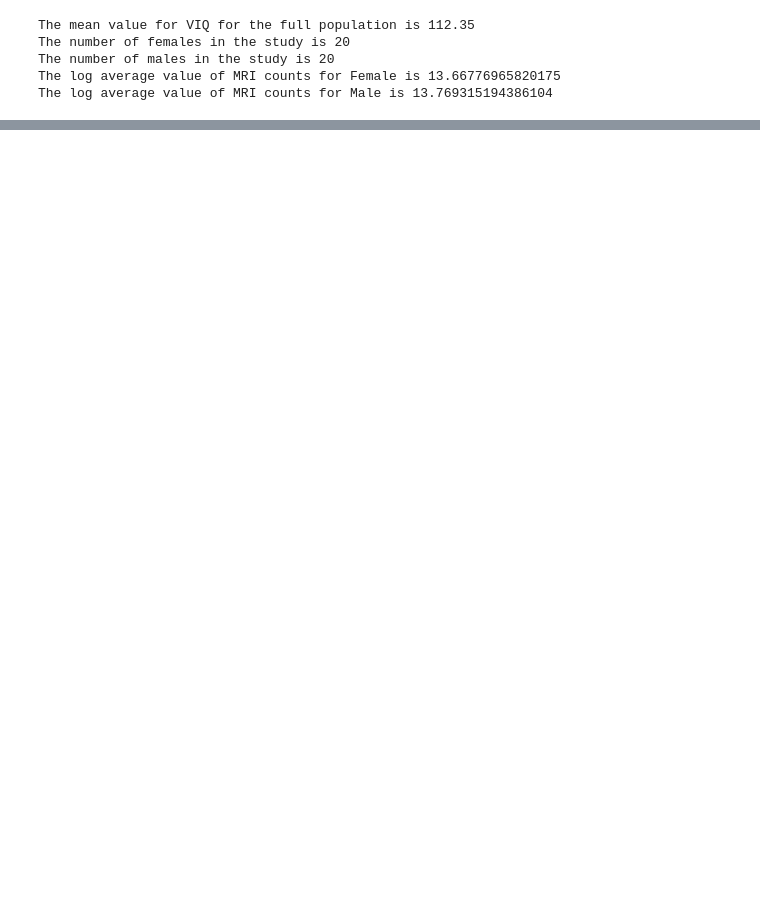
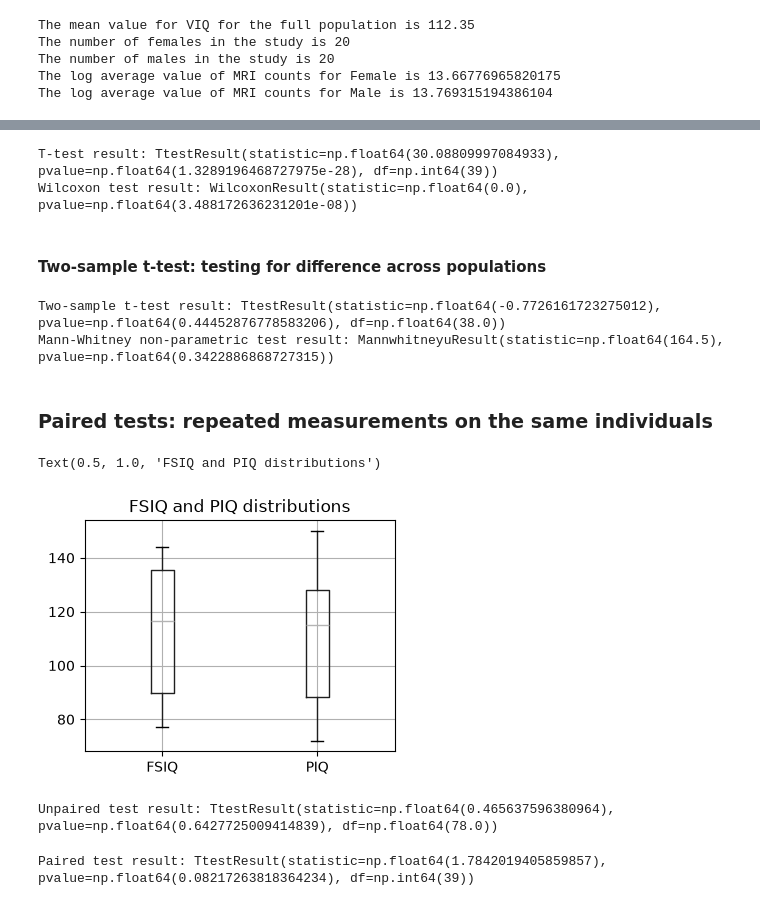
Before and after one commit to cralbers/bsgp7030_assignment4, a Jupyter notebook: notebooks/stats_python.ipynb, the cells around one changed output, grey strips where cells are left out. Drawn from its saved outputs; the diff is of its cells as text; code cells hidden in the pictures; blank space fills up the shorter version.

Commit message:
stats_python notebook updates and annos, updated env yml

```diff
--- a/notebooks/stats_python.ipynb
+++ b/notebooks/stats_python.ipynb
@@ -94,0 +189,51 @@ The log average value of MRI counts for Male is 13.769315194386104
+# %%
+# test the null hypothesis that the mean of the population is equal to a given value
+ttest = sp.stats.ttest_1samp(data['VIQ'], 0)
+print(f'T-test result: {ttest}')
+
+
+# test the null hypothesis that the mean of the population is equal to a given value
+# with the assumption that the data does not follow a normal distribution
+wilcoxon = sp.stats.wilcoxon(data['VIQ'])
+print(f'Wilcoxon test result: {wilcoxon}')
+# %% [output]
+T-test result: TtestResult(statistic=np.float64(30.08809997084933), pvalue=np.float64(1.3289196468727975e-28), df=np.int64(39))
+Wilcoxon test result: WilcoxonResult(statistic=np.float64(0.0), pvalue=np.float64(3.488172636231201e-08))
+# %% [markdown]
+#### Two-sample t-test: testing for difference across populations
+# %%
+# test whether the population means of two different populations are significantly different
+female_viq = data[data['Gender'] == 'Female']['VIQ']
+male_viq = data[data['Gender'] == 'Male']['VIQ']
+
+print(f'Two-sample t-test result: {sp.stats.ttest_ind(female_viq, male_viq)}')
+
+# test whether the population means of two different populations are significantly different
+# with the assumption that the data does not follow a normal distribution
+print(f'Mann-Whitney non-parametric test result: {sp.stats.mannwhitneyu(female_viq, male_viq)}')
+# %% [output]
+Two-sample t-test result: TtestResult(statistic=np.float64(-0.7726161723275012), pvalue=np.float64(0.44452876778583206), df=np.float64(38.0))
+Mann-Whitney non-parametric test result: MannwhitneyuResult(statistic=np.float64(164.5), pvalue=np.float64(0.3422886868727315))
+# %% [markdown]
+### Paired tests: repeated measurements on the same individuals
+# %%
+# Box plot of FSIQ and PIQ (different measures of IQ)
+plt.figure(figsize=(4, 3))
+data.boxplot(column=["FSIQ", "PIQ"])
+plt.title('FSIQ and PIQ distributions')
+# %% [output]
+Text(0.5, 1.0, 'FSIQ and PIQ distributions')
+[figure, added]
+# %%
+# test whether FSIQ and PIQ are significantly different using unpaired test (not correct)
+unpaired = sp.stats.ttest_ind(data['FSIQ'], data['PIQ'])
+print(f'Unpaired test result: {unpaired}')
+# %% [output]
+Unpaired test result: TtestResult(statistic=np.float64(0.465637596380964), pvalue=np.float64(0.6427725009414839), df=np.float64(78.0))
+# %%
+# test whether FSIQ and PIQ are significantly different using paired test
+# because the data is comprised of repeat measurements on the same individuals
+paired = sp.stats.ttest_rel(data['FSIQ'], data['PIQ'])
+print(f'Paired test result: {paired}')
+# %% [output]
+Paired test result: TtestResult(statistic=np.float64(1.7842019405859857), pvalue=np.float64(0.08217263818364234), df=np.int64(39))
```
Also changed, not shown: parts of 50 cells of this notebook, 3 other files.
